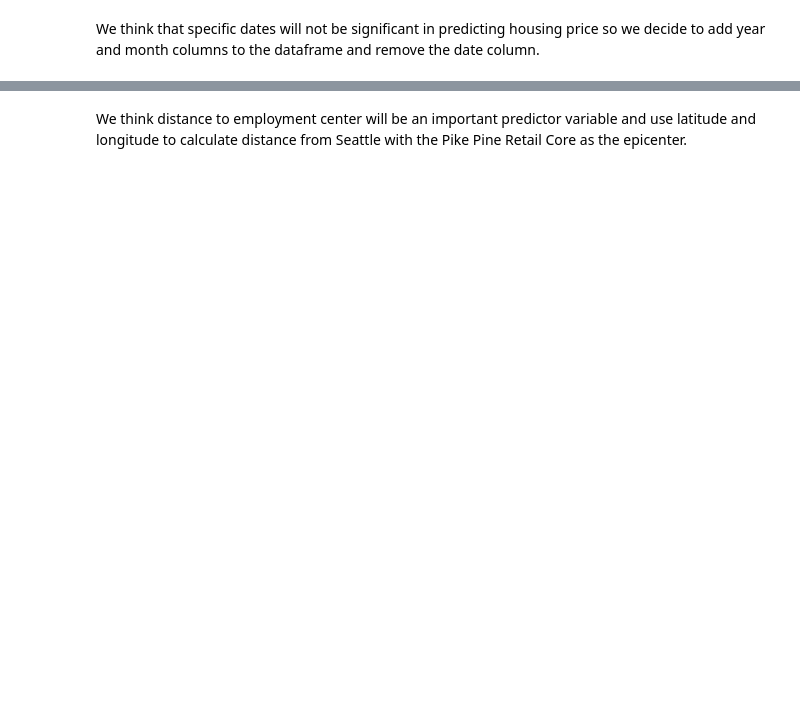
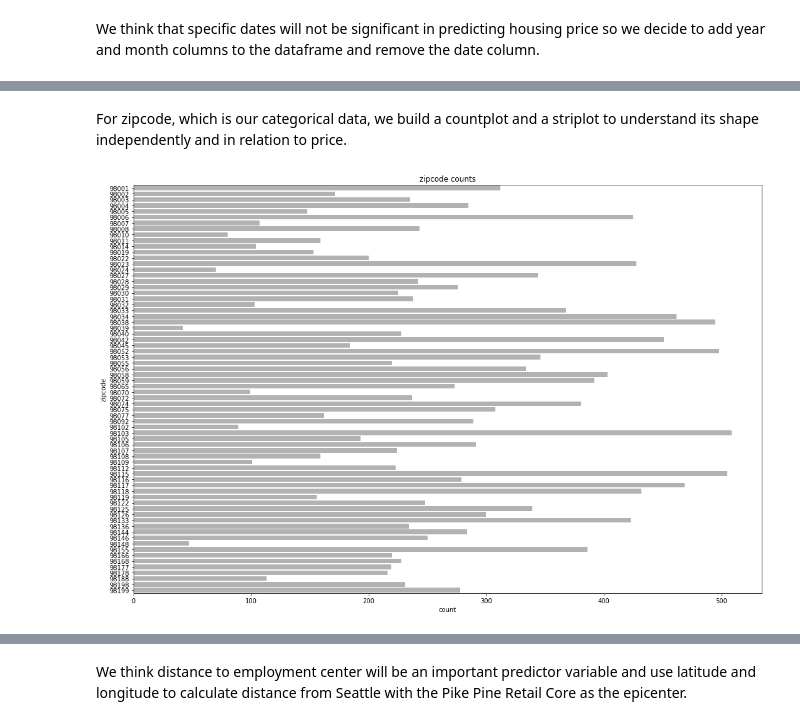
Before and after one commit to nkacoroski/dsc-1-final-project, a Jupyter notebook: king_county_housing_prediction_model.ipynb, the cells around one changed output, grey strips where cells are left out. Drawn from its saved outputs; the diff is of its cells as text; code cells hidden in the pictures; blank space fills up the shorter version.

```diff
--- a/king_county_housing_prediction_model.ipynb
+++ b/king_county_housing_prediction_model.ipynb
@@ -363,0 +389,9 @@ dtype('O')
+# %% [markdown]
+For zipcode, which is our categorical data, we build a countplot and a striplot to understand its shape independently and in relation to price.
+# %%
+plt.figure(figsize=(15, 10))
+zcount = sns.countplot(y='zipcode', color='k', data=df, alpha=0.3)
+plt.title('zipcode counts')
+plt.tight_layout()
+# %% [output]
+[figure, added]
```
Also changed, not shown: parts of 77 cells of this notebook, 1 other file.
